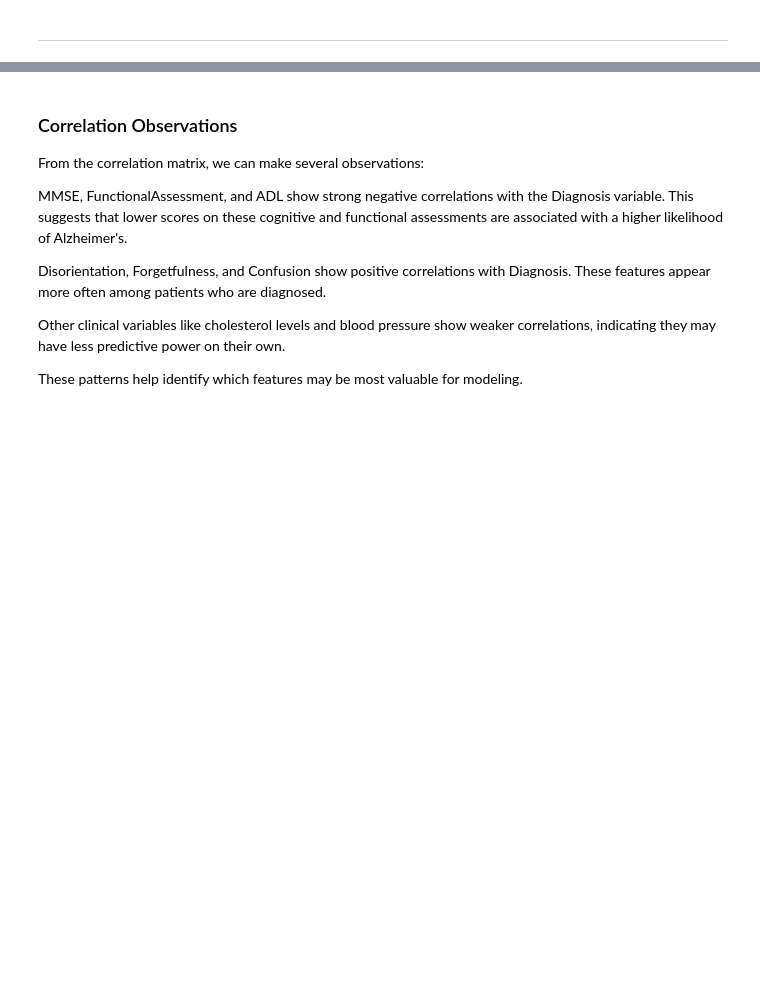
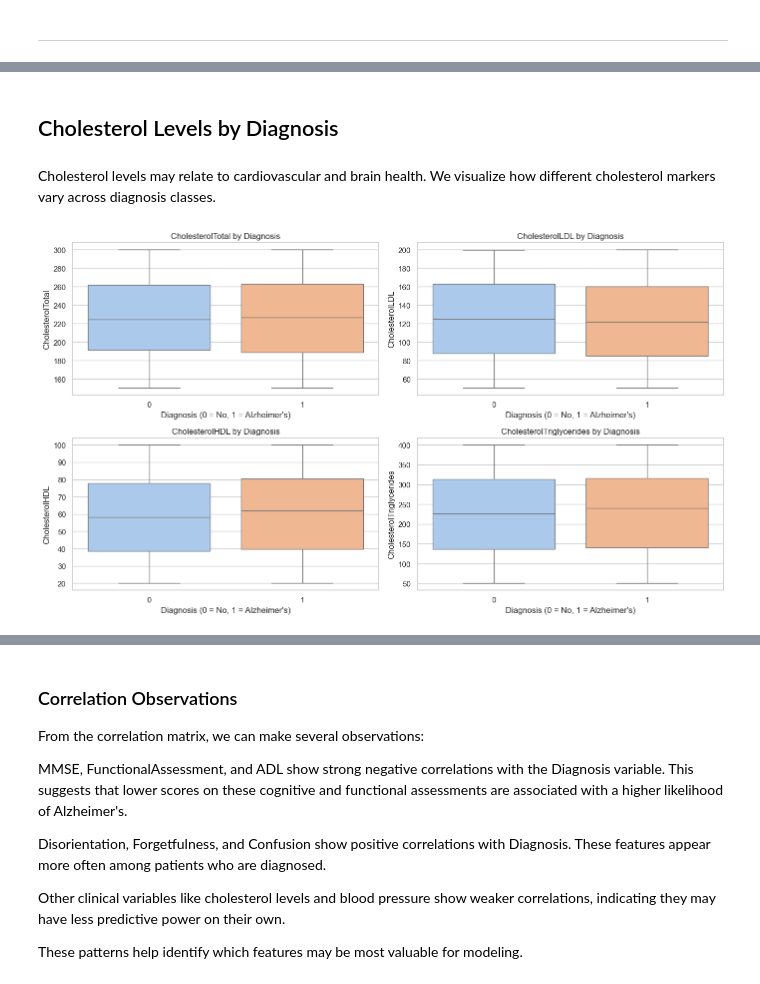
Before and after one commit to FeliciaFavrholdt/BI_EXAM, a Jupyter notebook: Analysis/notebooks/03_Exploratory_Data_Analysis.ipynb, the cells around one changed output, grey strips where cells are left out. Cells and saved outputs as stored; diff of their text form; code cells hidden in the pictures; blank space fills up the shorter version.

```diff
--- a/Analysis/notebooks/03_Exploratory_Data_Analysis.ipynb
+++ b/Analysis/notebooks/03_Exploratory_Data_Analysis.ipynb
@@ -231,0 +260,37 @@ We use a correlation matrix to check for strong linear relationships between fea
+# %% [markdown]
+## Cholesterol Levels by Diagnosis
+# %% [markdown]
+Cholesterol levels may relate to cardiovascular and brain health. We visualize how different cholesterol markers vary across diagnosis classes.
+# %%
+import matplotlib.pyplot as plt
+import seaborn as sns
+
+# Define cholesterol-related features
+cholesterol_features = ["CholesterolTotal", "CholesterolLDL", "CholesterolHDL", "CholesterolTriglycerides"]
+
+# Set Seaborn style
+sns.set(style="whitegrid")
+
+# Create 2x2 subplots
+fig, axes = plt.subplots(2, 2, figsize=(14, 8))
+axes = axes.flatten()
+
+# Plot each boxplot
+for idx, feature in enumerate(cholesterol_features):
+    sns.boxplot(
+        data=df,
+        x="Diagnosis",
+        y=feature,
+        hue="Diagnosis",           # Fixes the FutureWarning
+        palette="pastel",
+        ax=axes[idx],
+        legend=False               # Hide redundant legends
+    )
+    axes[idx].set_title(f"{feature} by Diagnosis", fontsize=12)
+    axes[idx].set_xlabel("Diagnosis (0 = No, 1 = Alzheimer's)")
+    axes[idx].set_ylabel(feature)
+
+plt.tight_layout()
+plt.show()
+# %% [output]
+[figure, added]
```
Also changed, not shown: parts of 43 cells of this notebook, 1 other file.
